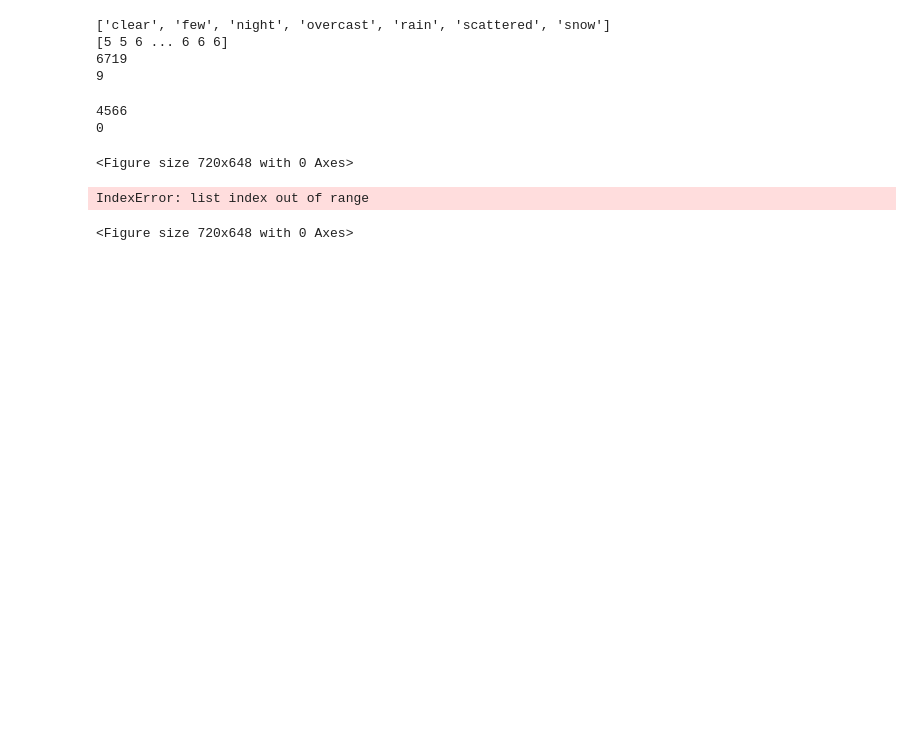
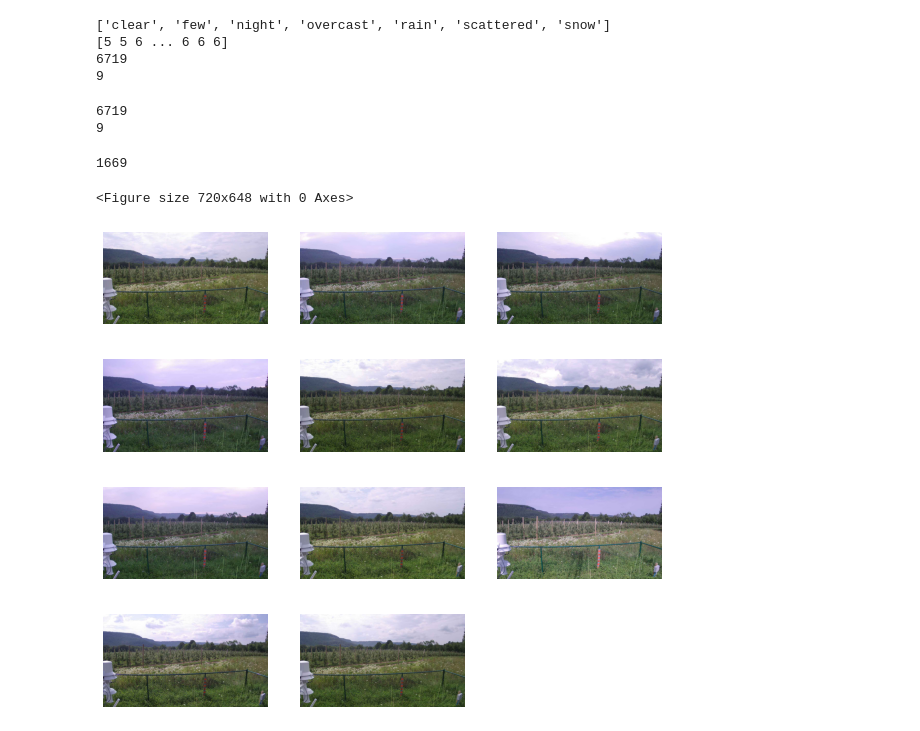
Before and after one commit to arnoldas500/clouds_detection, a Jupyter notebook: cloud_classifier.ipynb, the cells around one changed output. Saved outputs shown, nothing was run; the diff lists cells and outputs as text; code cells hidden in the pictures; blank space fills up the shorter version.

```diff
--- a/cloud_classifier.ipynb
+++ b/cloud_classifier.ipynb
@@ -261,3 +272,14 @@ There are multiple ways to fight overfitting in the training process. In this tu
+# %%
+#test load
+reconstructed_model = keras.models.load_model("/home/arnold/raindrop-detection-cnn/models/custom_cloud_classification")
+
+np.testing.assert_allclose(
+    model.predict(test_input), reconstructed_model.predict(test_input)
+)
+
+# The reconstructed model is already compiled and has retained the optimizer
+# state, so training can resume:
+reconstructed_model.fit(test_input, test_target)
 # %%
 # #Data augmentation - generating additional training data from your existing examples by augmenting then using random transformations that yield believable-looking images
 # data_augmentation = keras.Sequential(
@@ -489,13 +511,13 @@ for k,i in enumerate(classes):
         r+=1
         #save image
 #         print(paths_all[k][-24:])
-        im = PIL.Image.fromarray(images_all[k].astype("uint8"))
-        im.save("/home/arnold/raindrop-detection-cnn/VOOR/rain/"+paths_all[k][-24:])
+#         im = PIL.Image.fromarray(images_all[k].astype("uint8"))
+#         im.save("/home/arnold/raindrop-detection-cnn/VOOR/rain/"+paths_all[k][-24:])
 
 print(r)
 # %% [output]
-4566
-0
+6719
+9
 # %%
 # print (class_names)
 j=0
@@ -503,35 +525,36 @@ rain_imgs = []
 plt.figure(figsize=(10, 9))
 for k,i in enumerate(classes):
 #     print(k,i)
-    if i==4:
+    if i==6:
         j += 1
-        rain_imgs.append(images[k])
+        rain_imgs.append(images_all[k])
 #         plt.subplot(3,4,i+1)
-#         plt.imshow(images[k].astype("uint8"))
+#         plt.imshow(images_all[k].astype("uint8"))
 #         plt.title(class_names[i])
 #         plt.axis('off')
 #         print(j)
 #         print(class_names[i])
-#         plt.imshow(images[i].astype("uint8"))
+#         plt.imshow(images_all[i].astype("uint8"))
 # print(rain_imgs)
+print(j)
 # %% [output]
-<Figure size 720x648 with 0 Axes>
+1669
+<Figure size 720x648 with 0 Axes>
 # %%
 plt.figure(figsize=(10, 9))
 # print((rain_imgs[1]))
-plt.imshow(rain_imgs[1].astype("uint8"))
-plt.imshow(rain_imgs[2].astype("uint8"))
+# plt.imshow(rain_imgs[1].astype("uint8"))
+# plt.imshow(rain_imgs[2].astype("uint8"))
 
 
 
 for i in range(11):
     plt.subplot(4,3,i+1)
     plt.imshow(rain_imgs[i].astype("uint8"))
 #     plt.title(class_names[i])
     plt.axis('off')
 # %% [output]
-IndexError: list index out of range
-<Figure size 720x648 with 0 Axes>
+[figure, added]
 # %%
 tf_model_predictions = model.predict(images)
 # %%
```
Also changed, not shown: parts of 8 cells of this notebook, 1 other file.
